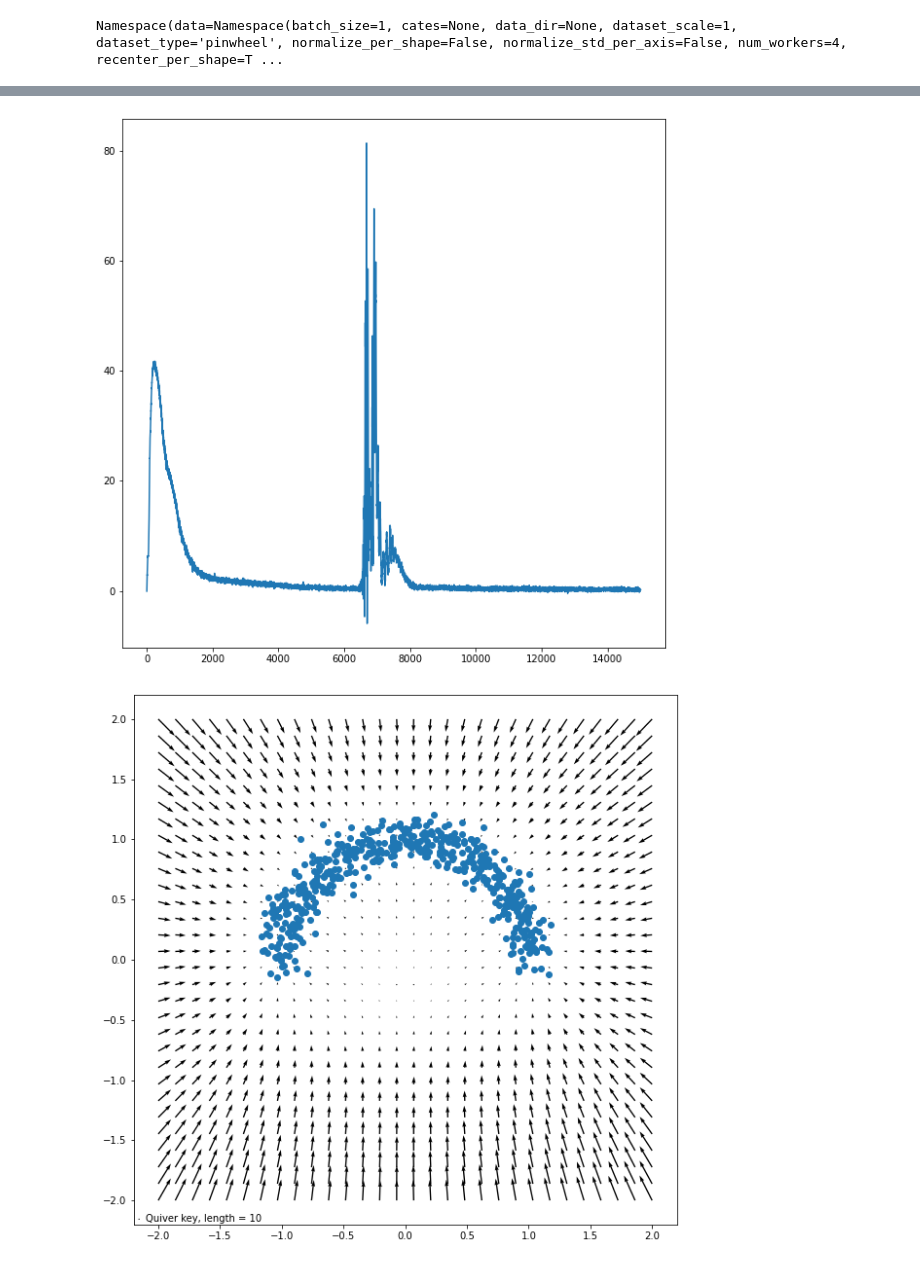
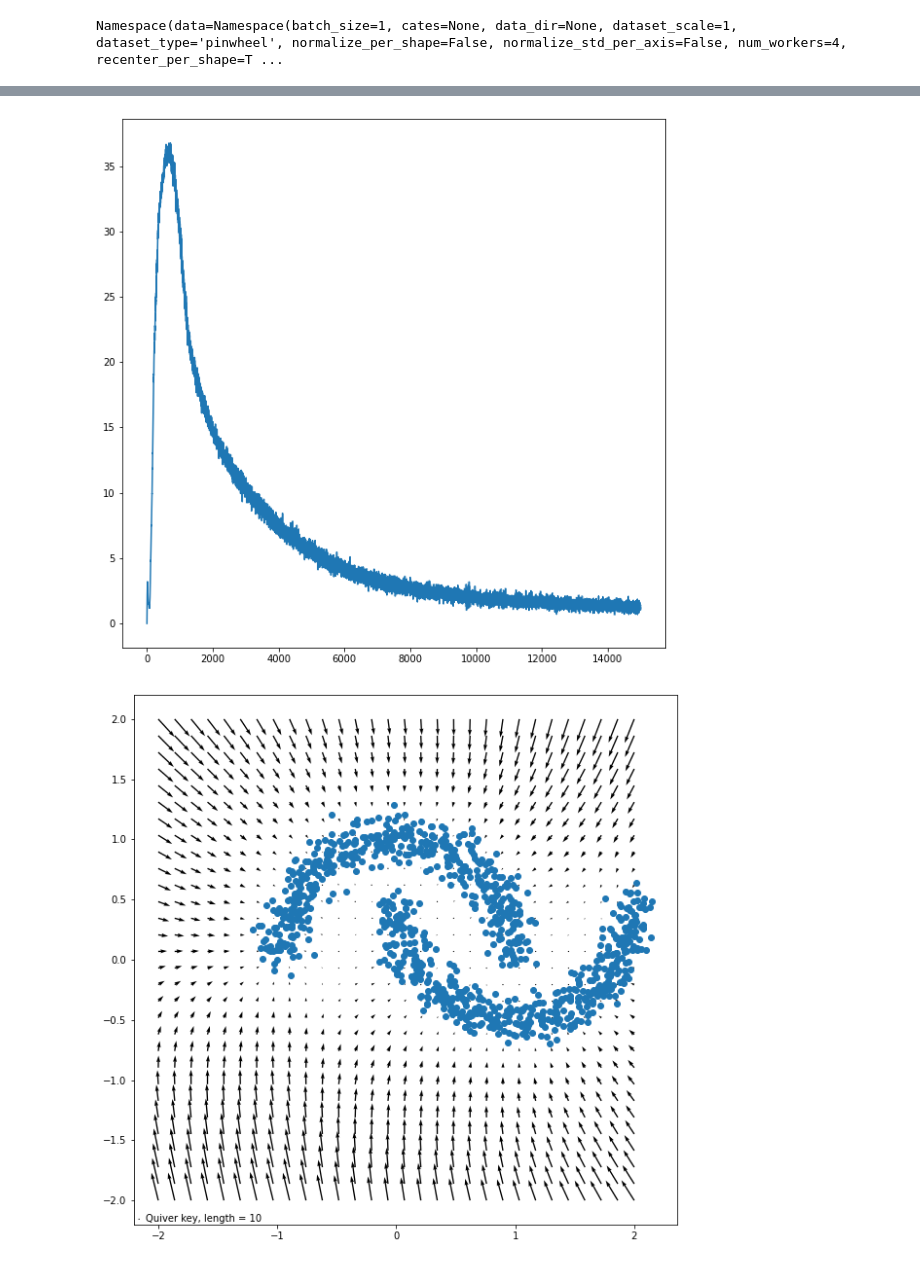
Before and after one commit to shekshaa/probML-Project, a Jupyter notebook: train_toy_2d.ipynb, the cells around one changed output, grey strips where cells are left out. Cells and saved outputs as stored; diff of their text form; code cells hidden in the pictures.

Commit message:
Correct output for two moons

```diff
--- a/train_toy_2d.ipynb
+++ b/train_toy_2d.ipynb
@@ -70,7 +70,7 @@ itr = 0
 losses = []
 
 for epoch in range(epochs):
-    tr_pts = sample_data('one_moon', 2048).view(-1, 2)
+    tr_pts = sample_data('moons', 2048).view(-1, 2)
 
     score_net.train()
     critic_net.train()
@@ -165,7 +165,7 @@ E
 fig = plt.figure(figsize=(10, 10))
 plt.plot(losses);
 # %% [output]
-[figure, old version]
+[figure, new version]
 # %%
 import numpy as np
 
@@ -179,12 +179,12 @@ grad_field_np = grad_field_np[0]
 # %%
 fig, ax = plt.subplots(figsize=(10, 10))
 q = ax.quiver(grid[..., 0], grid[..., 1], grad_field_np[..., 0], grad_field_np[..., 1])
 ax.quiverkey(q, X=0.01, Y=0.01, U=0.01, label='Quiver key, length = 10', labelpos='E')
-sample_data = toy_data.inf_train_gen('one_moon', n_points=1000)
+sample_data = toy_data.inf_train_gen('moons', n_points=1000)
 ax.scatter(sample_data[:, 0], sample_data[:, 1])
 plt.show()
 # %% [output]
-[figure, old version]
+[figure, new version]
 # %%
 x_final = langevin_dynamics_lsd(score_net, l=0.01, e=.05, num_points=2048)
 fig = plt.figure(figsize=(10, 10))
```
Also changed, not shown: parts of 3 cells of this notebook.
